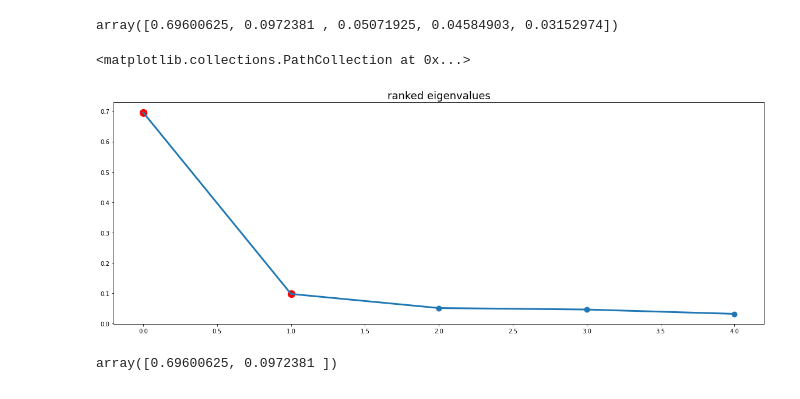
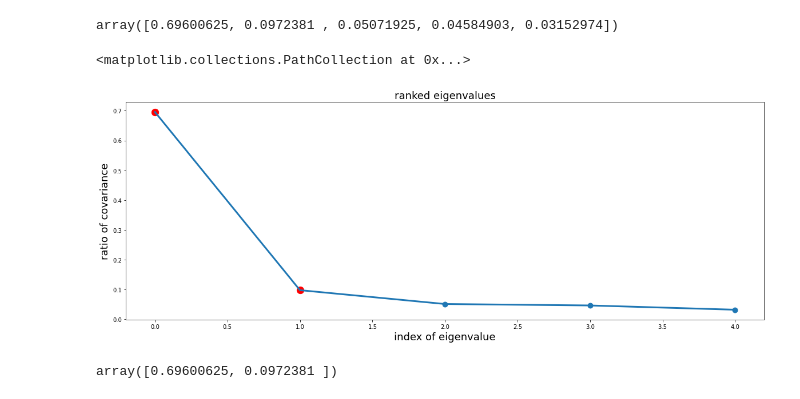
Before and after one commit to sunone5/Comparison_PCA_DFM, a Jupyter notebook: PCA - DFM comparison.ipynb, the cells around one changed output. Drawn from its saved outputs; the diff is of its cells as text; code cells hidden in the pictures.

```diff
--- a/PCA - DFM comparison.ipynb
+++ b/PCA - DFM comparison.ipynb
@@ -118,12 +118,14 @@ array([0.69600625, 0.0972381 , 0.05071925, 0.04584903, 0.03152974])
 # %%
 plt.plot(pca.explained_variance_ratio_, linewidth=3)
 plt.scatter(np.linspace(0, 4, 5), pca.explained_variance_ratio_, s=80)
 plt.title("ranked eigenvalues", fontsize=18)
 #plt.plot([1.2, 1.2], [0, .6], "r")
+plt.xlabel("index of eigenvalue", fontsize=18)
+plt.ylabel("ratio of covariance", fontsize=18)
 plt.scatter(np.linspace(0, 1, 2), pca.explained_variance_ratio_[:2], s=150, color="r")
 # %% [output]
 <matplotlib.collections.PathCollection at 0x...>
-[figure, old version]
+[figure, new version]
 # %%
 pca.explained_variance_ratio_[:2]
 # %% [output]
```
Also changed, not shown: parts of 7 cells of this notebook.
